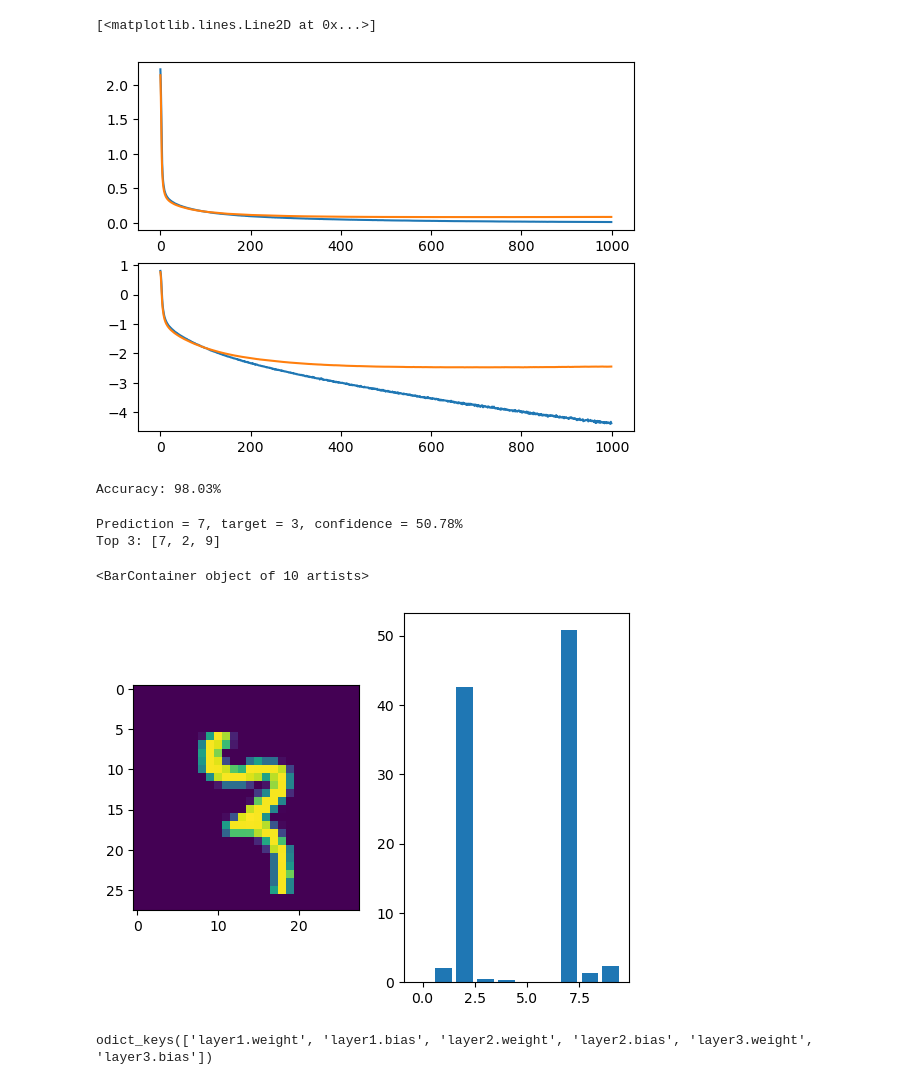
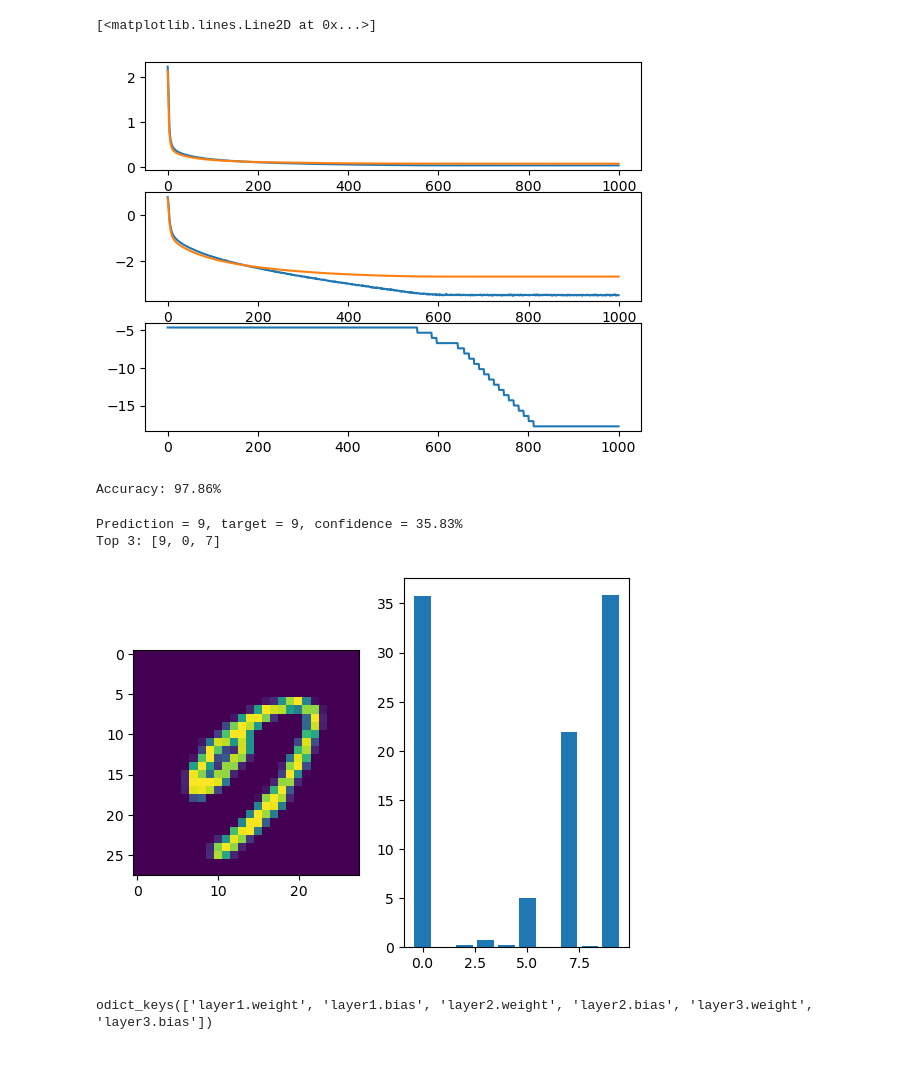
Before and after one commit to wstreyer/MNIST, a Jupyter notebook: Basic_MNIST_Classifier.ipynb, the cells around one changed output. Saved outputs shown, nothing was run; the diff lists cells and outputs as text; code cells hidden in the pictures.

Commit message:
Add LR Scheduler, search for low confidence predictions to inspect

```diff
--- a/Basic_MNIST_Classifier.ipynb
+++ b/Basic_MNIST_Classifier.ipynb
@@ -89,8 +90,12 @@ tensor([8])
 # Loss and optimization selection
 model = BasicMNISTClassifer()
 loss_fnc = torch.nn.functional.nll_loss
+lr = 1e-2
 # optimizer = torch.optim.Adam(model.parameters(), lr=1e-3)
-optimizer = torch.optim.SGD(model.parameters(), lr=1e-2)
+optimizer = torch.optim.SGD(model.parameters(), lr=lr)
+
+# Training scheduler
+scheduler = torch.optim.lr_scheduler.ReduceLROnPlateau(optimizer, factor=0.5)
 
 # Move model to parallel GPU (all cores)
 device = 'cuda' if torch.cuda.is_available() else 'cpu'
@@ -102,6 +107,7 @@ model = model.to(device)
 num_epochs = 1000
 train_losses = []
 val_losses = []
+lrs = [lr]
 for epoch in tqdm(range(num_epochs)):
 
     # Training
@@ -132,8 +138,13 @@ for epoch in tqdm(range(num_epochs)):
             logits = model(x)
             loss = loss_fnc(logits, y)
             val_loss += loss
+
+        # adjust the learning rate
+        scheduler.step(loss)
+        lrs.append(scheduler.get_last_lr()[0])
         val_losses.append(val_loss/len(val_loader))
 
     # Update progress
-    print(f'{epoch=}: {train_losses[-1]=}, {val_losses[-1]=}')
+    # print(f'{epoch=}: {train_losses[-1]=}, {val_losses[-1]=}')
+    print(f'Epoch: {epoch}: Training Loss: {train_losses[-1]:.3f}, Validation Loss: {val_losses[-1]:.3f}, Learing Rate: {lrs[-1]:.2E}')
 # %% [output]
@@ -158,15 +169,17 @@ epoch=999: train_losses[-1]=tensor(0.0126, device='cuda:0', grad_fn=<DivBackward
 # Evaluate training and validation loss curves
 train_losses = [loss.to('cpu').detach() for loss in train_losses]
 val_losses = [loss.to('cpu').detach() for loss in val_losses]
-plt.subplot(2,1,1)
+plt.subplot(3,1,1)
 plt.plot(range(len(train_losses)), [loss for loss in train_losses])
 plt.plot(range(len(val_losses)), [loss for loss in val_losses])
-plt.subplot(2,1,2)
+plt.subplot(3,1,2)
 plt.plot(range(len(train_losses)), [torch.log(loss) for loss in train_losses])
 plt.plot(range(len(val_losses)), [torch.log(loss) for loss in val_losses])
+plt.subplot(3,1,3)
+plt.plot(range(len(lrs)), [log(lr) for lr in lrs])
 # %% [output]
 [<matplotlib.lines.Line2D at 0x...>]
-[figure, old version]
+[figure, new version]
 # %%
 # Perform inference on the test dataset
 samples, targets, predictions = [], [], []
@@ -187,30 +200,40 @@ for batch_samples, batch_targets in tqdm(test_loader):
 accuracy = sum([target == prediction for target, prediction in zip(targets, predictions)])/len(targets)*100
 print(f'Accuracy: {accuracy.item():.2f}%')
 # %% [output]
-Accuracy: 98.03%
+Accuracy: 97.86%
 # %%
 # Explore some example predictions from the test set
-batch_index = torch.randint(len(test_loader), (1,))
-batch_samples, batch_targets = test_loader[batch_index]
-sample_index = torch.randint(len(batch_samples), (1,))
-img_sample = batch_samples[sample_index].squeeze()
-sample_target = batch_targets[sample_index]
-plt.subplot(1,2, 1)
-plt.imshow(img_sample)
-img_sample = img_sample.unsqueeze(dim=0).unsqueeze(dim=0)
-output = model(img_sample)
-top3 = torch.argsort(output, descending=True).squeeze()[:3].tolist()
-prediction = top3[0]
-confidence = torch.max(torch.exp(output)).item()*100
-print(f'Prediction = {prediction}, target = {sample_target.item()}, confidence = {confidence:.2f}%')
-print(f'Top 3: {top3}')
-plt.subplot(1,2,2)
-plt.bar(torch.arange(len(output.squeeze())), torch.exp(output.squeeze()).detach()*100)
+# Search for low confidence predictions by setting <threshold_confidence>
+max_iters, curr_iters = 100, 0
+while True:
+    threshold_confidence = 60
+    batch_index = torch.randint(len(test_loader), (1,))
+    batch_samples, batch_targets = test_loader[batch_index]
+    sample_index = torch.randint(len(batch_samples), (1,))
+    img_sample = batch_samples[sample_index].squeeze()
+    sample_target = batch_targets[sample_index]
+    img_sample = img_sample
+    output = model(img_sample.unsqueeze(dim=0).unsqueeze(dim=0))
+    top3 = torch.argsort(output, descending=True).squeeze()[:3].tolist()
+    prediction = top3[0]
+    confidence = torch.max(torch.exp(output)).item()*100
+    curr_iters += 1
+    if confidence < threshold_confidence:
+        print(f'Prediction = {prediction}, target = {sample_target.item()}, confidence = {confidence:.2f}%')
+        print(f'Top 3: {top3}')
+        plt.subplot(1,2, 1)
+        plt.imshow(img_sample)
+        plt.subplot(1,2,2)
+        plt.bar(torch.arange(len(output.squeeze())), torch.exp(output.squeeze()).detach()*100)
+        break
+    elif curr_iters < max_iters:
+        continue
+    else:
+        break
 # %% [output]
-Prediction = 7, target = 3, confidence = 50.78%
-Top 3: [7, 2, 9]
+Prediction = 9, target = 9, confidence = 35.83%
+Top 3: [9, 0, 7]
-<BarContainer object of 10 artists>
-[figure, old version]
+[figure, new version]
 # %%
 # Explore structure of model
 model.state_dict().keys()
```
Also changed, not shown: parts of 4 cells of this notebook.
